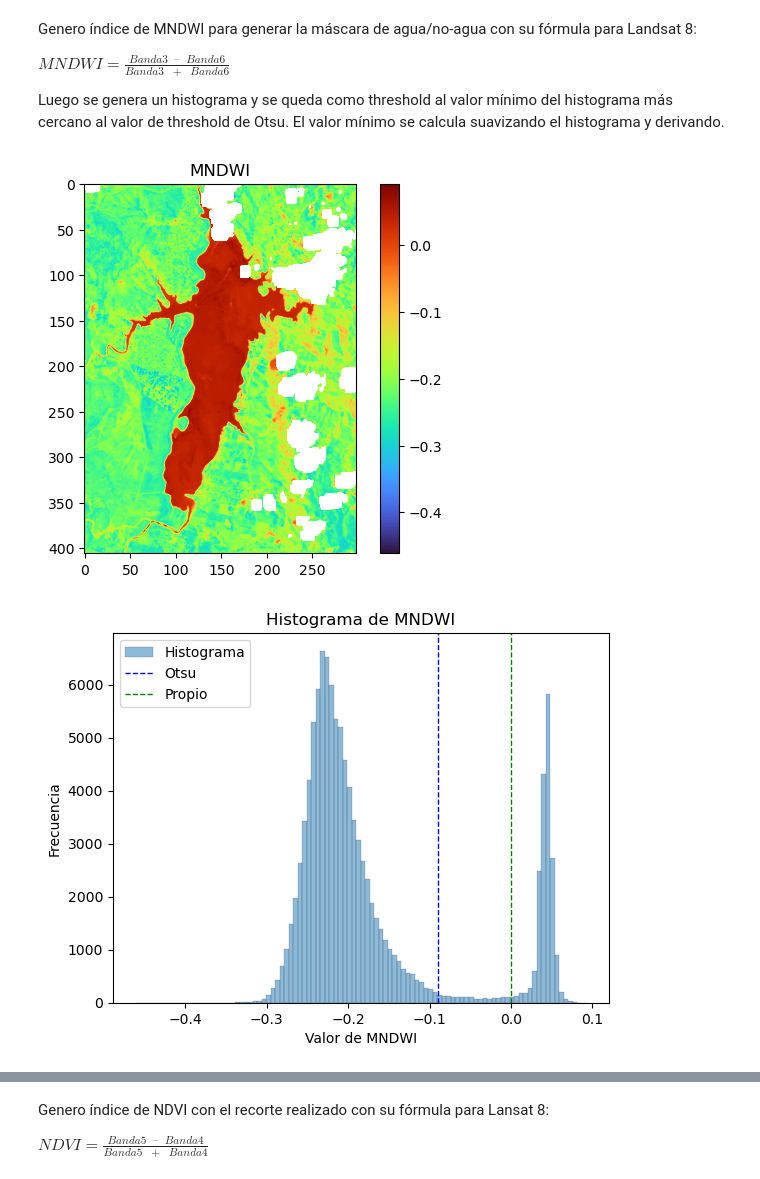
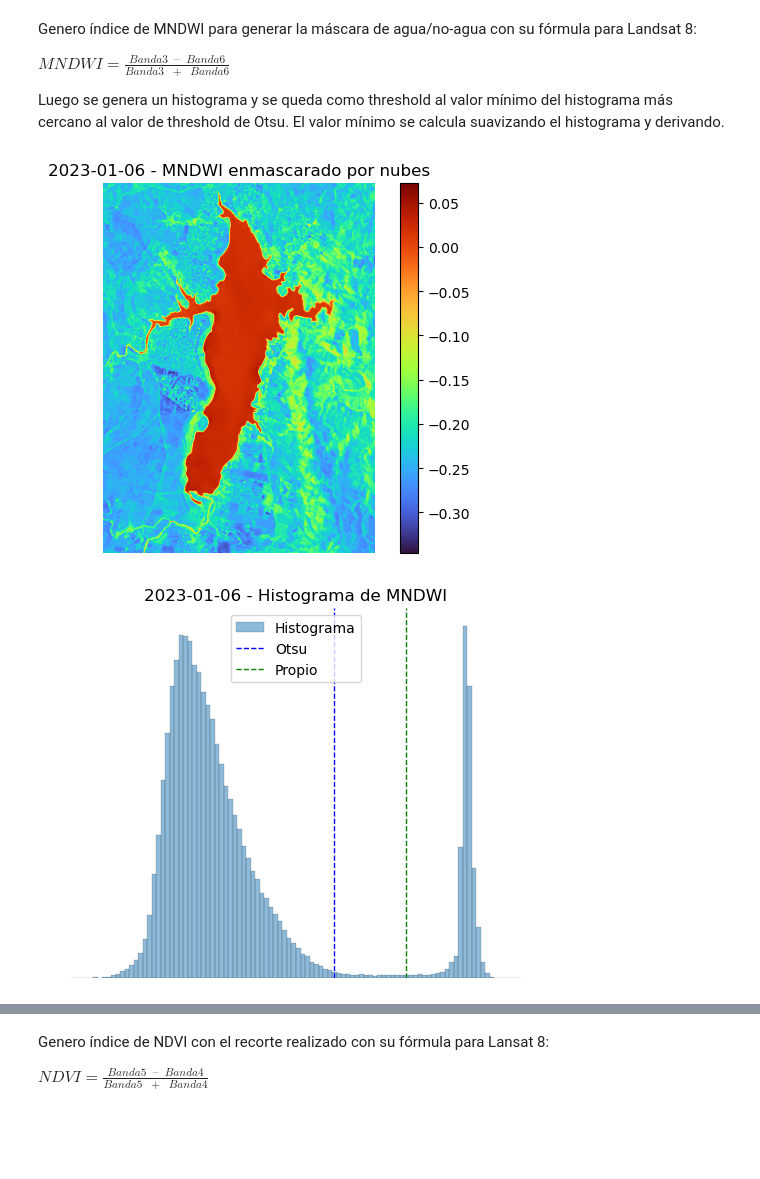
Before and after one commit to Escobares-Cristhian/Planning-tpFinal, a Jupyter notebook: tpFinal.ipynb, the cells around one changed output, grey strips where cells are left out. Saved outputs shown, nothing was run; the diff lists cells and outputs as text; code cells hidden in the pictures; blank space fills up the shorter version.

```diff
--- a/tpFinal.ipynb
+++ b/tpFinal.ipynb
@@ -206,6 +208,7 @@ Identifico outliers con la banda de QA según README. Guardo en memoria todas la
 QA = path_to_arr(select_band(path_bands, 'QA'))
 validos_segun_QA = (
     (get_n_bit_value(QA, 0) == 0) *
+    (get_n_bit_value(QA, 1) == 0) *
     (get_n_bit_value(QA, 2) == 0) *
     (get_n_bit_value(QA, 3) == 0) *
     (get_n_bit_value(QA, 4) == 0)
@@ -245,8 +248,10 @@ MNDWI = (B3 - B6) / (B3 + B6)
 
 # Grafico MNDWI
 plt.imshow(MNDWI, cmap='turbo')
-plt.title('MNDWI')
+plt.title(f'{fecha} - MNDWI enmascarado por nubes')
+plt.axis('off')
 plt.colorbar()
+plt.savefig(f'{path_plots}/{fecha}_p2_MNDWI_enmascarado_nubes.png', dpi=300, bbox_inches='tight')
 plt.show()
 
 def otsu(gray_in):
@@ -290,45 +295,49 @@ hist, bins = np.histogram(MNDWI[~np.isnan(MNDWI)], bins=100)
 x = (bins[:-1] + bins[1:]) / 2
 y = hist
 # Suavizado
 kernel_size = 10
 kernel = np.ones(kernel_size) / kernel_size
-y_smooth = np.convolve(y, kernel, mode='full')
+y_smooth = np.convolve(y, kernel, mode='full')[:-(kernel_size-1)]
 # Derivo
 dydx = np.gradient(y_smooth)
 # Busco mínimos locales
 minimos = np.where((np.diff(np.sign(dydx)) > 0) & (dydx[:-1] < 0))[0]
 # Elijo el mínimo más cercano al valor de Otsu
-# my_thresh = x[minimos[np.argmin(np.abs(x[minimos] - otsu_thresh))]]
+my_thresh = x[minimos[np.argmin(np.abs(x[minimos] - otsu_thresh))]]
 
-my_thresh = 0
+# my_thresh = 0
 # Genero máscara binaria
 mascara = np.where(MNDWI > my_thresh, 1, 0)
 
 # Grafico
 plt.hist(MNDWI[~np.isnan(MNDWI)], bins=100, alpha=0.5, edgecolor='black', linewidth=0.2, label='Histograma')
 # plt.plot(x, y_smooth, c='red', label='Histograma suavizado')
 plt.axvline(otsu_thresh, color='b', linestyle='dashed', linewidth=1, label='Otsu')
 plt.axvline(my_thresh, color='g', linestyle='dashed', linewidth=1, label='Propio')
-plt.title('Histograma de MNDWI')
+plt.title(f'{fecha} - Histograma de MNDWI')
+plt.axis('off')
 plt.xlabel('Valor de MNDWI')
 plt.ylabel('Frecuencia')
 plt.legend()
+plt.savefig(f'{path_plots}/{fecha}_p3_Histograma_MNDWI.png', dpi=300, bbox_inches='tight')
 plt.show()
 
 plt.imshow(mascara, interpolation='none')
-plt.title('Máscara de agua')
+plt.title(f'{fecha} - Máscara de agua')
+plt.axis('off')
 plt.colorbar(ticks=[0, 1], format=plt.FuncFormatter(lambda x, _: ['No Agua', 'Agua'][int(x)]))
+plt.savefig(f'{path_plots}/{fecha}_p4_Mascara_agua.png', dpi=300, bbox_inches='tight')
 plt.show()
 
 # Recorto las bandas con la máscara
-B1 = np.where(mascara, B1, np.nan)
-B2 = np.where(mascara, B2, np.nan)
-B3 = np.where(mascara, B3, np.nan)
-B4 = np.where(mascara, B4, np.nan)
-B5 = np.where(mascara, B5, np.nan)
-B6 = np.where(mascara, B6, np.nan)
-B7 = np.where(mascara, B7, np.nan)
-B10 = np.where(mascara, B10, np.nan)
+B1_rec = np.where(mascara, B1, np.nan)
+B2_rec = np.where(mascara, B2, np.nan)
+B3_rec = np.where(mascara, B3, np.nan)
+B4_rec = np.where(mascara, B4, np.nan)
+B5_rec = np.where(mascara, B5, np.nan)
+B6_rec = np.where(mascara, B6, np.nan)
+B7_rec = np.where(mascara, B7, np.nan)
+B10_rec = np.where(mascara, B10, np.nan)
 # %% [output]
-[figure, old version]
+[figure, new version]
-[figure, old version]
+[figure, new version]
```
Also changed, not shown: parts of 6 cells of this notebook, 2 other files.
